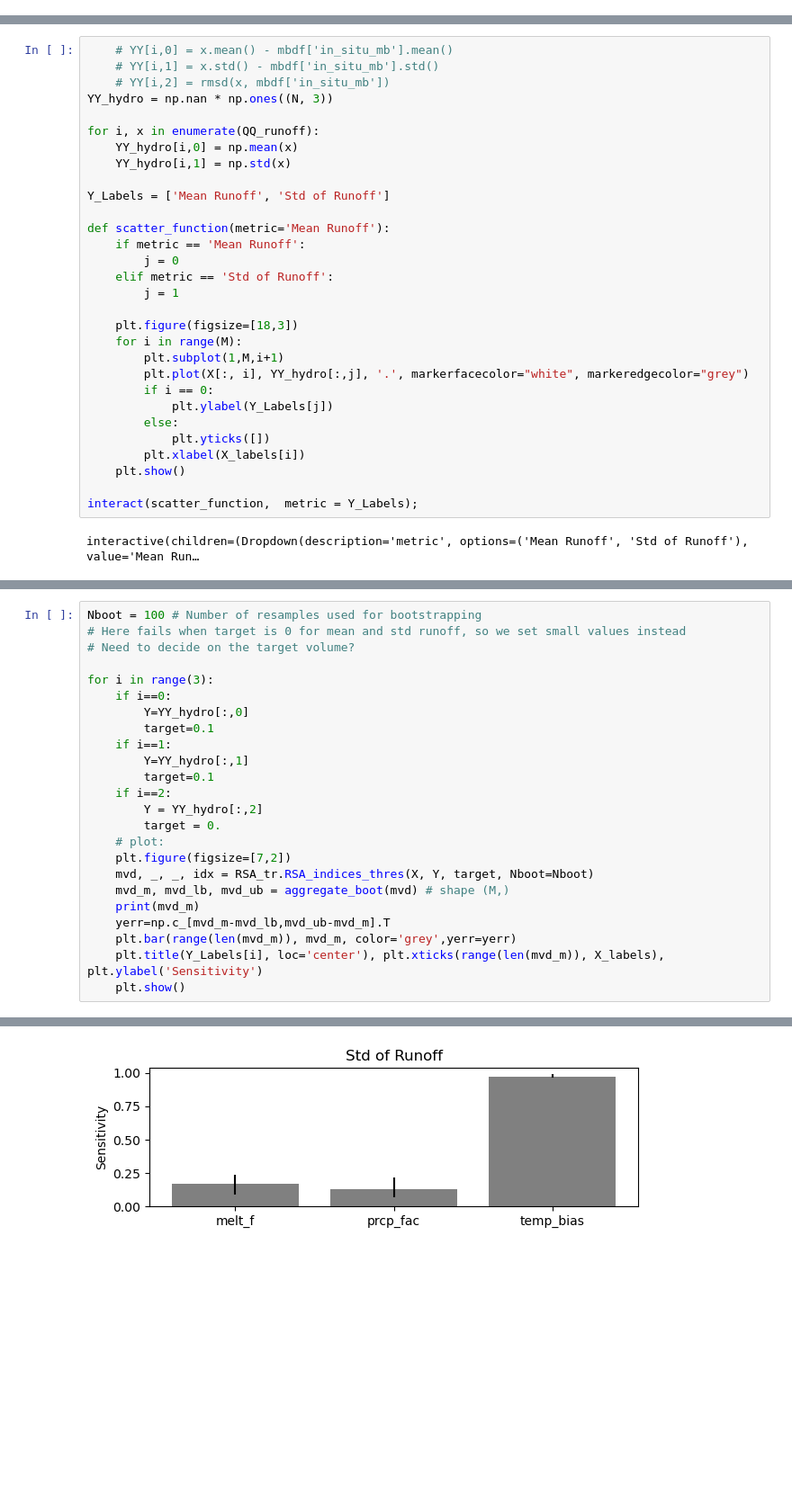
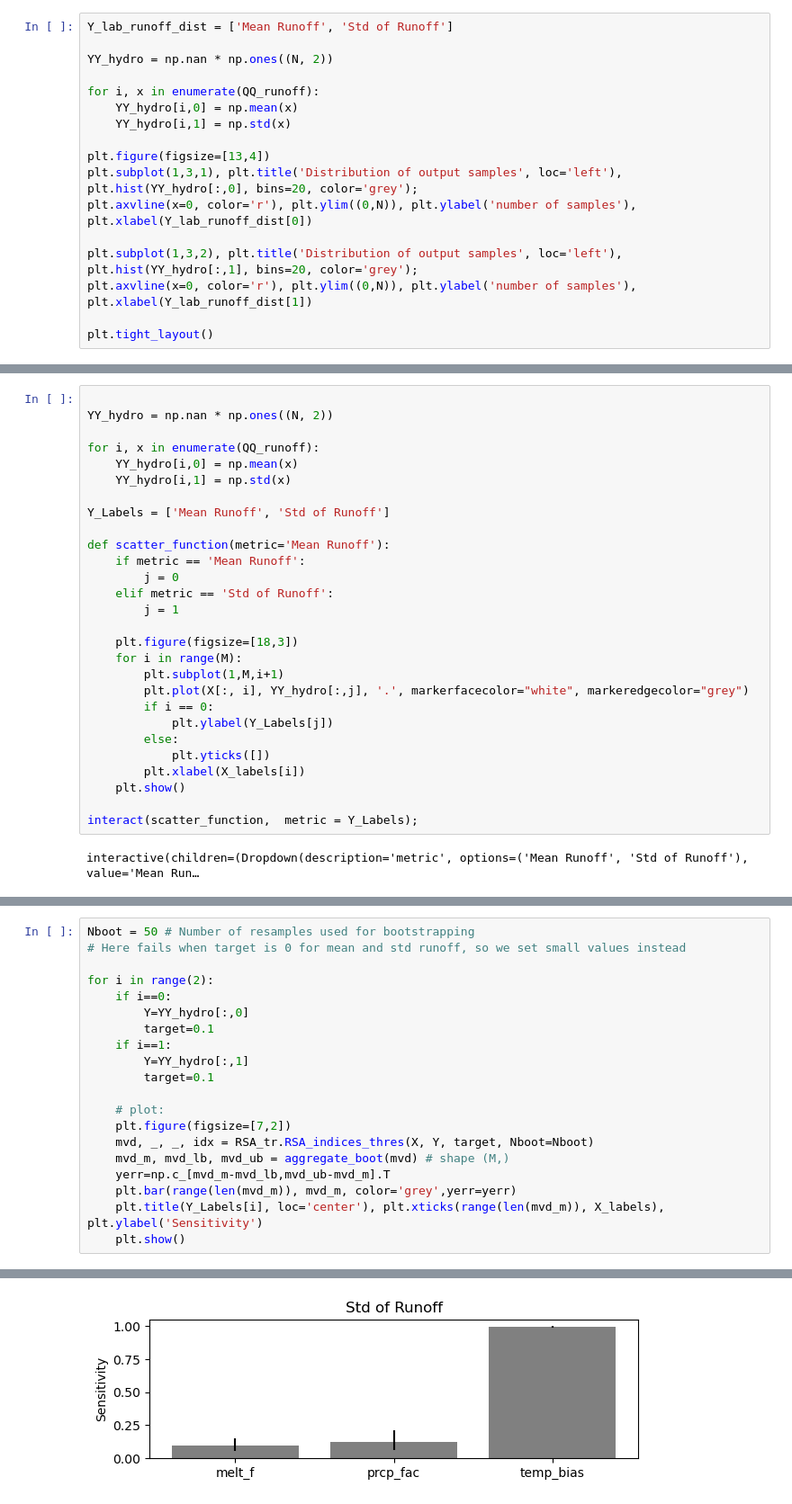
Before and after one commit to chloe-hancock/oggm, a Jupyter notebook: oggm/sandbox/notebooks/sensitvity_SAFE/sa.ipynb, the cells around one changed output, grey strips where cells are left out. Shown at 90% size. Saved outputs shown, nothing was run; the diff lists cells and outputs as text; blank space fills up the shorter version.

```diff
--- a/oggm/sandbox/notebooks/sensitvity_SAFE/sa.ipynb
+++ b/oggm/sandbox/notebooks/sensitvity_SAFE/sa.ipynb
@@ -632,0 +629,17 @@ plt.show()
+# %%
+Y_lab_runoff_dist = ['Mean Runoff', 'Std of Runoff']
+
+YY_hydro = np.nan * np.ones((N, 2))
+
+for i, x in enumerate(QQ_runoff):
+    YY_hydro[i,0] = np.mean(x)
+    YY_hydro[i,1] = np.std(x)
+
+plt.figure(figsize=[13,4])
+plt.subplot(1,3,1), plt.title('Distribution of output samples', loc='left'), plt.hist(YY_hydro[:,0], bins=20, color='grey');
+plt.axvline(x=0, color='r'), plt.ylim((0,N)), plt.ylabel('number of samples'), plt.xlabel(Y_lab_runoff_dist[0])
+
+plt.subplot(1,3,2), plt.title('Distribution of output samples', loc='left'), plt.hist(YY_hydro[:,1], bins=20, color='grey');
+plt.axvline(x=0, color='r'), plt.ylim((0,N)), plt.ylabel('number of samples'), plt.xlabel(Y_lab_runoff_dist[1])
+
+plt.tight_layout()
@@ -655,10 +661,8 @@ plt.show()
 # %% [output]
 [figure]
 # %%
-    # YY[i,0] = x.mean() - mbdf['in_situ_mb'].mean()
-    # YY[i,1] = x.std() - mbdf['in_situ_mb'].std()
-    # YY[i,2] = rmsd(x, mbdf['in_situ_mb'])
-YY_hydro = np.nan * np.ones((N, 3))
+
+YY_hydro = np.nan * np.ones((N, 2))
 
 for i, x in enumerate(QQ_runoff):
     YY_hydro[i,0] = np.mean(x)
@@ -719,23 +725,19 @@ interactive(children=(Dropdown(description='metric', options=('Mean Runoff', 'St
 # %%
-Nboot = 100 # Number of resamples used for bootstrapping
+Nboot = 50 # Number of resamples used for bootstrapping
 # Here fails when target is 0 for mean and std runoff, so we set small values instead
-# Need to decide on the target volume?
 
-for i in range(3):
+for i in range(2):
     if i==0:
         Y=YY_hydro[:,0]
         target=0.1
     if i==1:
         Y=YY_hydro[:,1]
         target=0.1
-    if i==2:
-        Y = YY_hydro[:,2]
-        target = 0.
+
     # plot:
     plt.figure(figsize=[7,2])
     mvd, _, _, idx = RSA_tr.RSA_indices_thres(X, Y, target, Nboot=Nboot)
     mvd_m, mvd_lb, mvd_ub = aggregate_boot(mvd) # shape (M,)
-    print(mvd_m)
     yerr=np.c_[mvd_m-mvd_lb,mvd_ub-mvd_m].T
     plt.bar(range(len(mvd_m)), mvd_m, color='grey',yerr=yerr)
     plt.title(Y_Labels[i], loc='center'), plt.xticks(range(len(mvd_m)), X_labels), plt.ylabel('Sensitivity')
@@ -747 +756 @@ for i in range(3):
-[figure, old version]
+[figure, new version]
```
Also changed, not shown: parts of 20 cells of this notebook.
